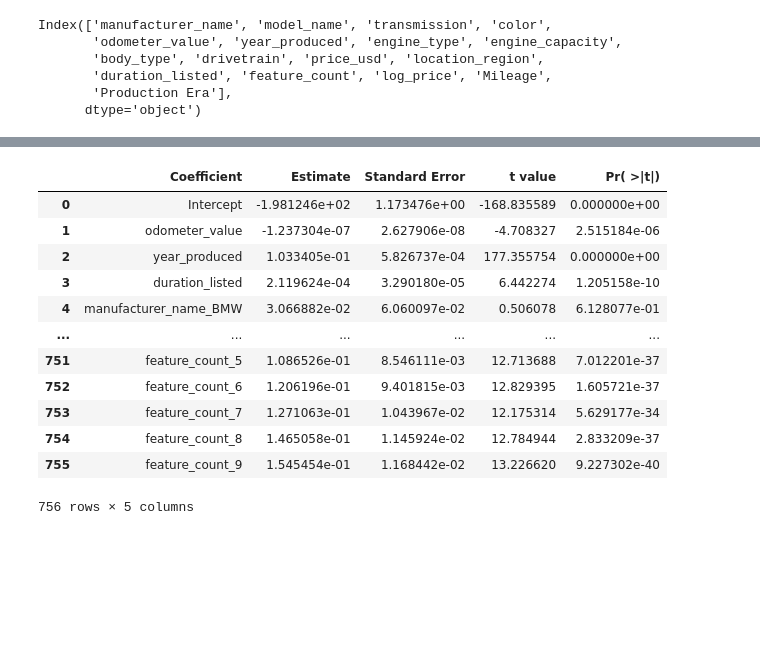
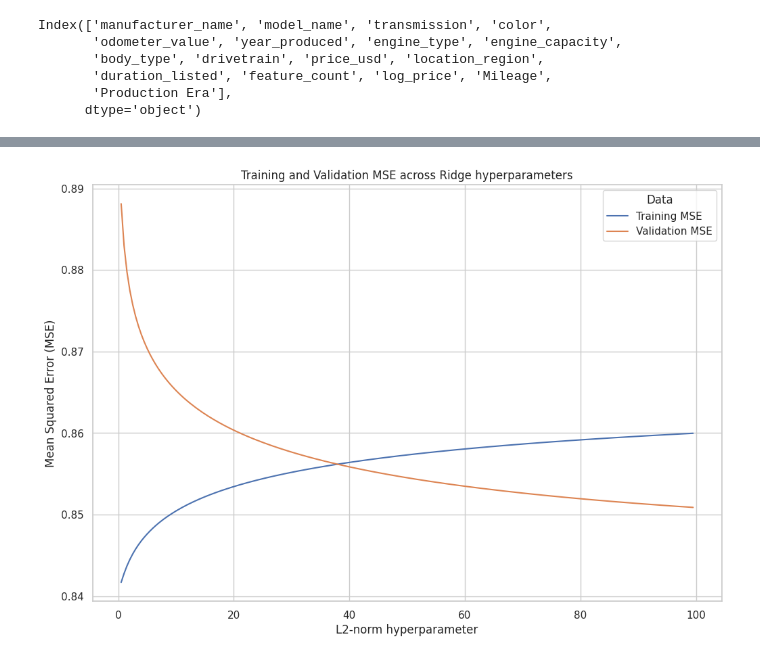
Before and after one commit to NigelPetersen/UsedCars, a Jupyter notebook: UsedCars.ipynb, the cells around one changed output, grey strips where cells are left out. Drawn from its saved outputs; the diff is of its cells as text; code cells hidden in the pictures; blank space fills up the shorter version.

```diff
--- a/UsedCars.ipynb
+++ b/UsedCars.ipynb
@@ -280,16 +287,23 @@ plt.show()
-# %%
-model_diagnostics(full_model)
-# %% [output]
-|  | Coefficient | Estimate | Standard Error | t value | Pr( >|t|) |
-| 0 | Intercept | -1.981246e+02 | 1.173476e+00 | -168.835589 | 0.000000e+00 |
-| 1 | odometer_value | -1.237304e-07 | 2.627906e-08 | -4.708327 | 2.515184e-06 |
-| 2 | year_produced | 1.033405e-01 | 5.826737e-04 | 177.355754 | 0.000000e+00 |
-| 3 | duration_listed | 2.119624e-04 | 3.290180e-05 | 6.442274 | 1.205158e-10 |
-| 4 | manufacturer_name_BMW | 3.066882e-02 | 6.060097e-02 | 0.506078 | 6.128077e-01 |
-| ... | ... | ... | ... | ... | ... |
-| 751 | feature_count_5 | 1.086526e-01 | 8.546111e-03 | 12.713688 | 7.012201e-37 |
-| 752 | feature_count_6 | 1.206196e-01 | 9.401815e-03 | 12.829395 | 1.605721e-37 |
-| 753 | feature_count_7 | 1.271063e-01 | 1.043967e-02 | 12.175314 | 5.629177e-34 |
-| 754 | feature_count_8 | 1.465058e-01 | 1.145924e-02 | 12.784944 | 2.833209e-37 |
-| 755 | feature_count_9 | 1.545454e-01 | 1.168442e-02 | 13.226620 | 9.227302e-40 |
-756 rows × 5 columns
+# %%
+# fit penalized regression models
+
+full_model_val, full_model_test, y_val, y_test = train_test_split(full_model_test, y_test, test_size = 0.5)
+X_val, X_test = sm.add_constant(np.array(full_model_val)), sm.add_constant(np.array(full_model_test))
+hyper_params = np.arange(start = 0.5, stop = 100, step = 0.5)
+val_data = {"Lambda": list(hyper_params), "Training MSE": [], "Validation MSE": []}
+for hyper_param in hyper_params:
+    ridge_model = Ridge(alpha = hyper_param).fit(X_train, y_train)
+    val_data["Training MSE"].append(mean_squared_error(ridge_model.predict(X_train), y_train))
+    val_data["Validation MSE"].append(mean_squared_error(ridge_model.predict(X_val), y_val))
+val_df = pd.DataFrame(val_data)
+# %%
+MSE_plot_data = pd.melt(val_df, id_vars = ["Lambda"], value_vars = ["Training MSE", "Validation MSE"],
+        var_name = "Data", value_name = "MSE")
+# %%
+MSE_plot = sns.lineplot(x = "Lambda", y = "MSE", hue = "Data", data = MSE_plot_data)
+MSE_plot.set(xlabel = "L2-norm hyperparameter",
+             ylabel = "Mean Squared Error (MSE)",
+             title = "Training and Validation MSE across Ridge hyperparameters")
+plt.show()
+# %% [output]
+[figure, added]
```
Also changed, not shown: parts of 5 cells of this notebook.
